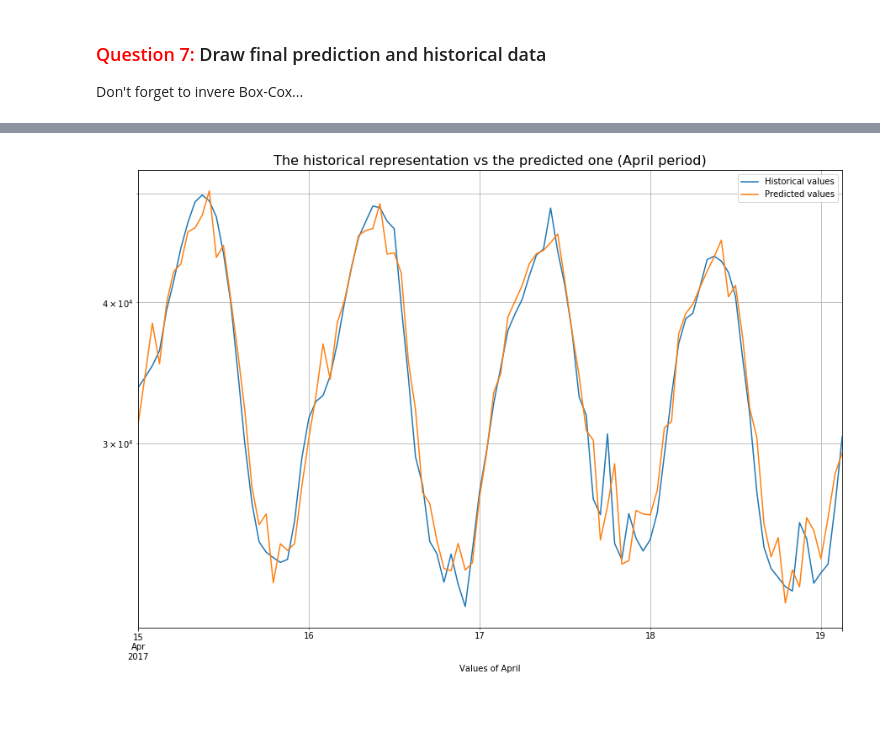
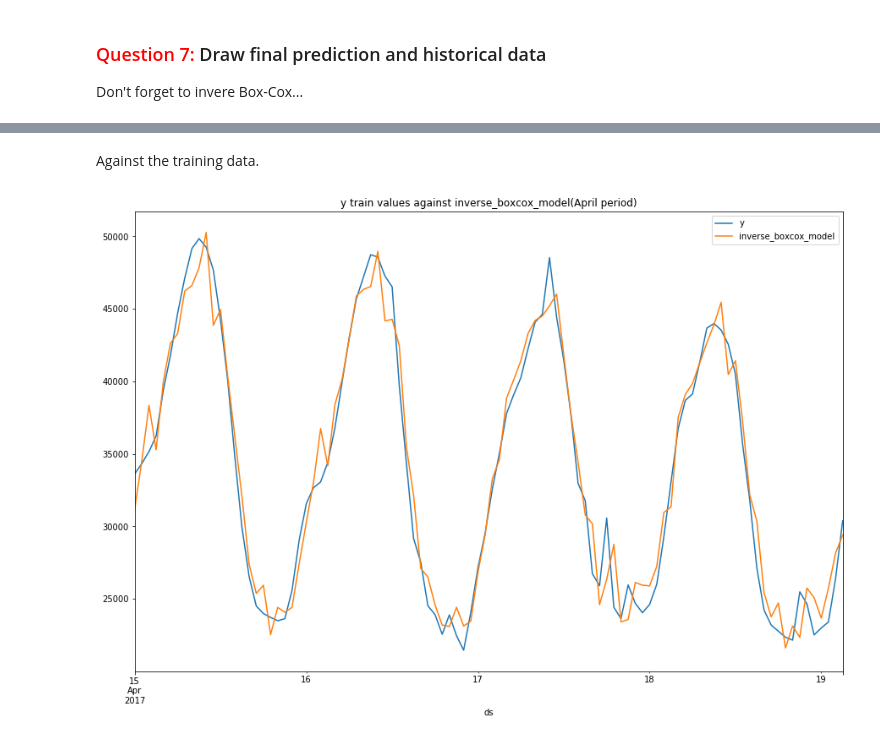
Before and after one commit to AHM-Hussein/mlcourse_dubai, a Jupyter notebook: jupyter_notebooks/Lecture_09_Time_Series/a9-demo-time-series-analysis-ASSIGNMENT.ipynb, the cells around one changed output, grey strips where cells are left out. Saved outputs shown, nothing was run; the diff lists cells and outputs as text; code cells hidden in the pictures; blank space fills up the shorter version.

```diff
--- a/jupyter_notebooks/Lecture_09_Time_Series/a9-demo-time-series-analysis-ASSIGNMENT.ipynb
+++ b/jupyter_notebooks/Lecture_09_Time_Series/a9-demo-time-series-analysis-ASSIGNMENT.ipynb
@@ -243,22 +243,20 @@ Choose one option:
 # You code here
 from tqdm.notebook import tqdm as tqdm
 warnings.filterwarnings('ignore')
-models = []
-best_aic = float("inf")
+models_1 = []
+best_aic_1 = float("inf")
 tuple_ = (3, 0, 2, 2, 1, 1),(3, 1, 6, 2, 1, 1),(5, 1, 6, 1, 0, 1),(7, 0, 7, 2, 2, 2)
 for x in tqdm(tuple_):
     print("model parameters (p,d,q,P,D,Q) =",x)
     model=sm.tsa.statespace.SARIMAX(train_df['y'], order=(x[0], x[1], x[2]),
-                                    seasonal_order=(x[3], x[4], x[5],10)).fit(disp=-1)
+                                    seasonal_order=(x[3], x[4], x[5],8)).fit(disp=-1)
     aic = model.aic
-    if aic < best_aic:
+    if aic < best_aic_1:
         best_model = model
-        best_aic = aic
+        best_aic_1 = aic
         best_param = x
-        models.append([best_param, best_aic])
-models_results_before_boxcox = pd.DataFrame(
-    models,columns=['parameters', 'aic']).sort_values(by='aic',
-                                                      ascending=True)
+        models_1.append([best_param, best_aic_1])
+print(*models_1, sep='\n')
 # %% [output]
 model parameters (p,d,q,P,D,Q) = (3, 0, 2, 2, 1, 1)
 model parameters (p,d,q,P,D,Q) = (3, 1, 6, 2, 1, 1)
@@ -332,22 +327,20 @@ The optimal Box-Cox transformation parameter: 0.246704
 # %%
 # You code here
 warnings.filterwarnings('ignore')
-models1 = []
-best_aic = float("inf")
+models_2 = []
+best_aic_2 = float("inf")
 tuple_ = (3, 0, 2, 2, 1, 1),(3, 1, 6, 2, 1, 1),(5, 1, 6, 1, 0, 1),(7, 0, 7, 2, 2, 2)
 for x in tqdm(tuple_):
     print("model parameters (p,d,q,P,D,Q) =",x)
     model=sm.tsa.statespace.SARIMAX(train_df['y_box'], order=(x[0], x[1], x[2]),
-                                    seasonal_order=(x[3], x[4], x[5],10)).fit(disp=-1)
+                                    seasonal_order=(x[3], x[4], x[5],8)).fit(disp=-1)
     aic = model.aic
-    if aic < best_aic:
+    if aic < best_aic_2:
         best_model = model
-        best_aic = aic
+        best_aic_2 = aic
         best_param = x
-        models1.append([best_param, best_aic])
-models_results_after_boxcox = pd.DataFrame(
-    models1,columns=['parameters', 'aic']).sort_values(by='aic',
-                                                      ascending=True)
+        models_2.append([best_param, best_aic_2])
+print(*models_2, sep='\n')
 # %% [output]
 model parameters (p,d,q,P,D,Q) = (3, 0, 2, 2, 1, 1)
 model parameters (p,d,q,P,D,Q) = (3, 1, 6, 2, 1, 1)
@@ -405,10 +411,9 @@ def inverse_boxcox(y, lmbda):
+# %% [markdown]
+Against the training data.
 # %%
 train_df['inverse_boxcox_model'] = inverse_boxcox(best_model.fittedvalues, lmbda)
 train_df.tail(100).plot(x='ds',y=['y','inverse_boxcox_model'])
-plt.legend(loc="upper right",labels=['Historical values','Predicted values'])
-plt.xlabel('Values of April')
-plt.grid(True,which='both')
-plt.yscale('log')
-plt.title('The historical representation vs the predicted one (April period)',fontsize=16);
+plt.legend(loc="upper right")
+plt.title('y train values against inverse_boxcox_model(April period)');
 # %% [output]
-[figure, old version]
+[figure, new version]
```
Also changed, not shown: parts of 11 cells of this notebook.
